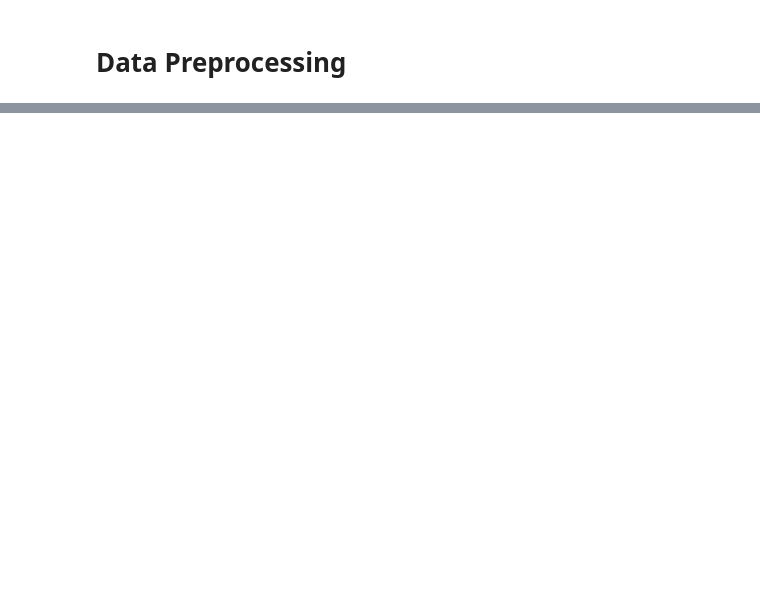
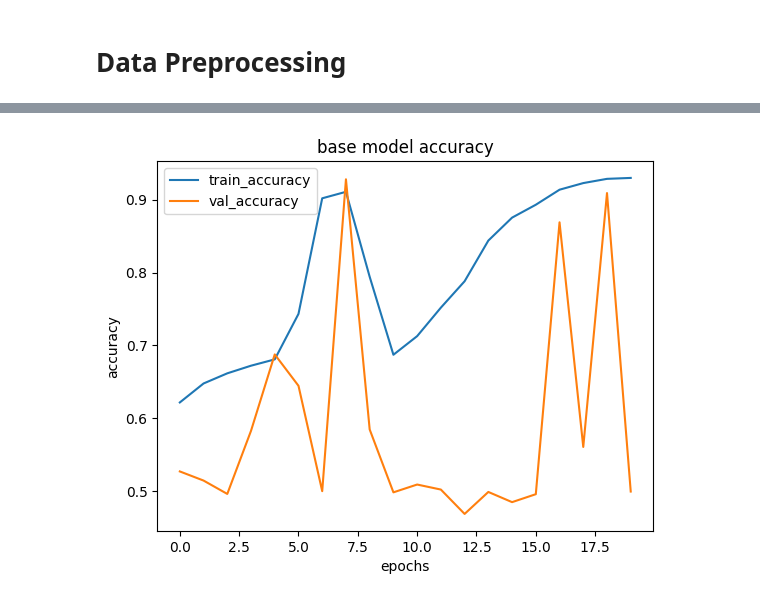
Before and after one commit to HidellaS/Malaria-Diagnosis, a Jupyter notebook: Maleria_Detection.ipynb, the cells around one changed output, grey strips where cells are left out. Drawn from its saved outputs; the diff is of its cells as text; code cells hidden in the pictures; blank space fills up the shorter version.

```diff
--- a/Maleria_Detection.ipynb
+++ b/Maleria_Detection.ipynb
@@ -113,0 +238,10 @@ for i, (image, label) in enumerate(train_dataset.take(16)):
+# %%
+plt.plot(history_1.history['accuracy'])
+plt.plot(history_1.history['val_accuracy'])
+plt.title('base model accuracy')
+plt.xlabel('epochs')
+plt.ylabel('accuracy')
+plt.legend(['train_accuracy', 'val_accuracy'])
+plt.show()
+# %% [output]
+[figure, added]
```
Also changed, not shown: parts of 16 cells of this notebook.
